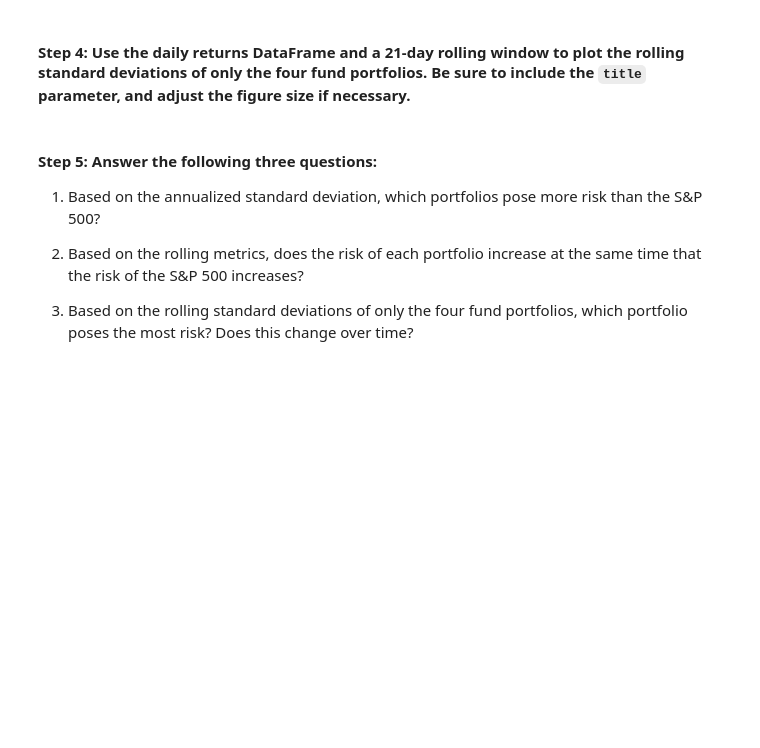
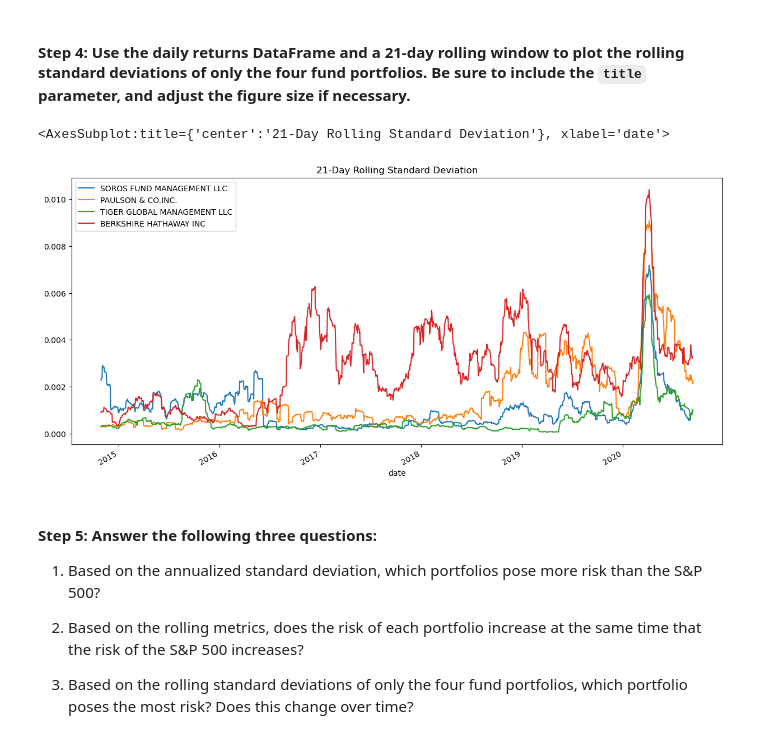
Before and after one commit to trentransom/Challenge_04, a Jupyter notebook: risk_return_analysis.ipynb, the cells around one changed output. Cells and saved outputs as stored; diff of their text form; code cells hidden in the pictures; blank space fills up the shorter version.

```diff
--- a/risk_return_analysis.ipynb
+++ b/risk_return_analysis.ipynb
@@ -264,7 +278,11 @@ dtype: float64
 # %%
 # Using the daily return data and a 21-day rolling window, plot the rolling standard deviation of just the 4 portfolios.
 # Include a title parameter and adjust the figure size
 # YOUR CODE HERE
+whale_std_21_day_rolling.drop(columns = 'S&P 500').plot(title = '21-Day Rolling Standard Deviation', figsize = (15,7))
+# %% [output]
+<AxesSubplot:title={'center':'21-Day Rolling Standard Deviation'}, xlabel='date'>
+[figure, added]
 # %% [markdown]
 #### Step 5: Answer the following three questions:
 
```
Also changed, not shown: parts of 9 cells of this notebook.
